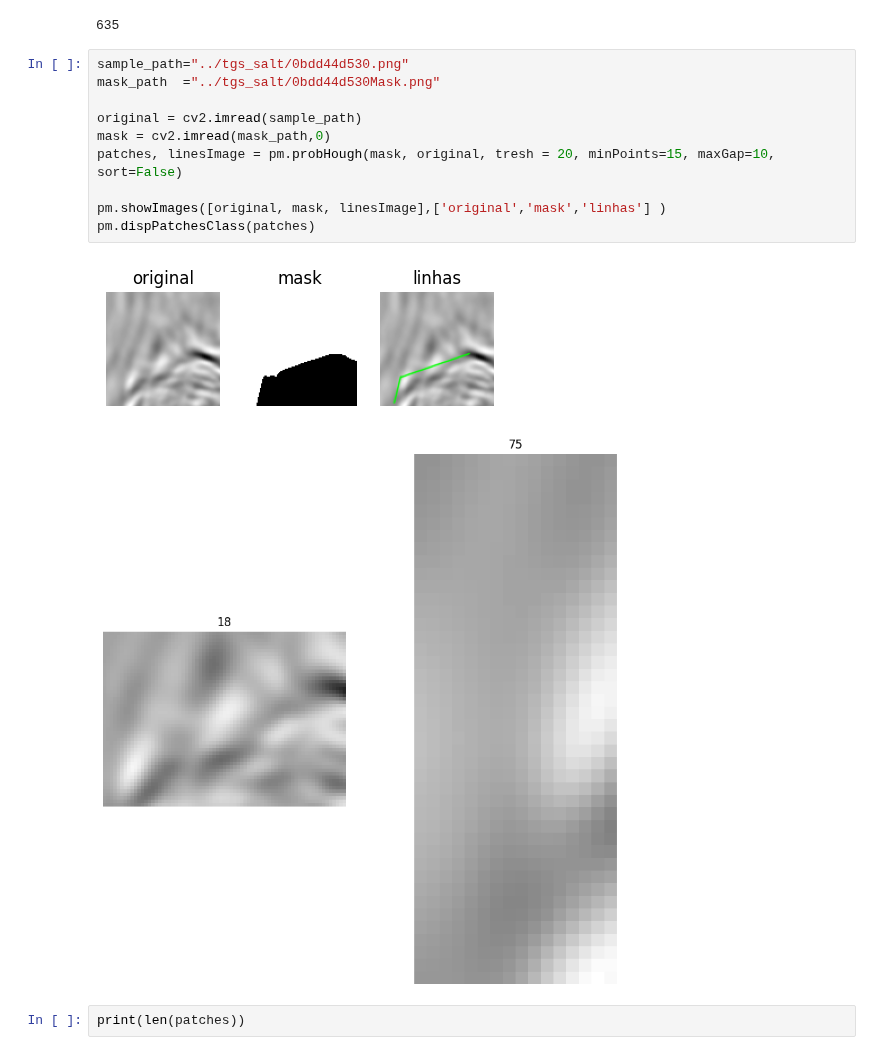
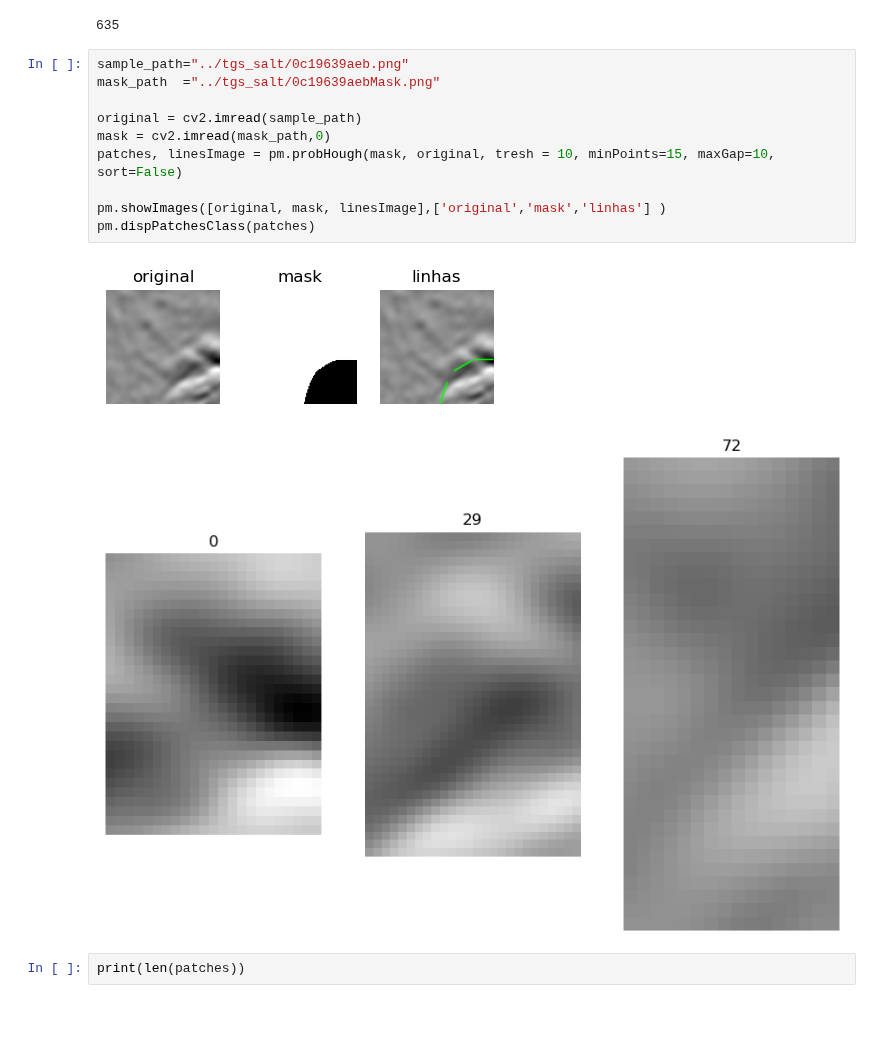
Before and after one commit to lucterres/textureSSD, a Jupyter notebook: suport/testSynthesis.ipynb, the cells around one changed output. Saved outputs shown, nothing was run; the diff lists cells and outputs as text; blank space fills up the shorter version.

```diff
--- a/suport/testSynthesis.ipynb
+++ b/suport/testSynthesis.ipynb
@@ -14,18 +14,18 @@ print(len(patchesDB))
 # %% [output]
 635
 # %%
-sample_path="../tgs_salt/0bdd44d530.png"
-mask_path  ="../tgs_salt/0bdd44d530Mask.png"
+sample_path="../tgs_salt/0c19639aeb.png"
+mask_path  ="../tgs_salt/0c19639aebMask.png"
 
 original = cv2.imread(sample_path)
 mask = cv2.imread(mask_path,0)
-patches, linesImage = pm.probHough(mask, original, tresh = 20, minPoints=15, maxGap=10, sort=False)
+patches, linesImage = pm.probHough(mask, original, tresh = 10, minPoints=15, maxGap=10, sort=False)
 
 pm.showImages([original, mask, linesImage],['original','mask','linhas'] )
 pm.dispPatchesClass(patches)
 # %% [output]
-[figure, old version]
+[figure, new version]
-[figure, old version]
+[figure, new version]
 # %%
 print(len(patches))
 # %% [output]
```
Also changed, not shown: 17 other files.
